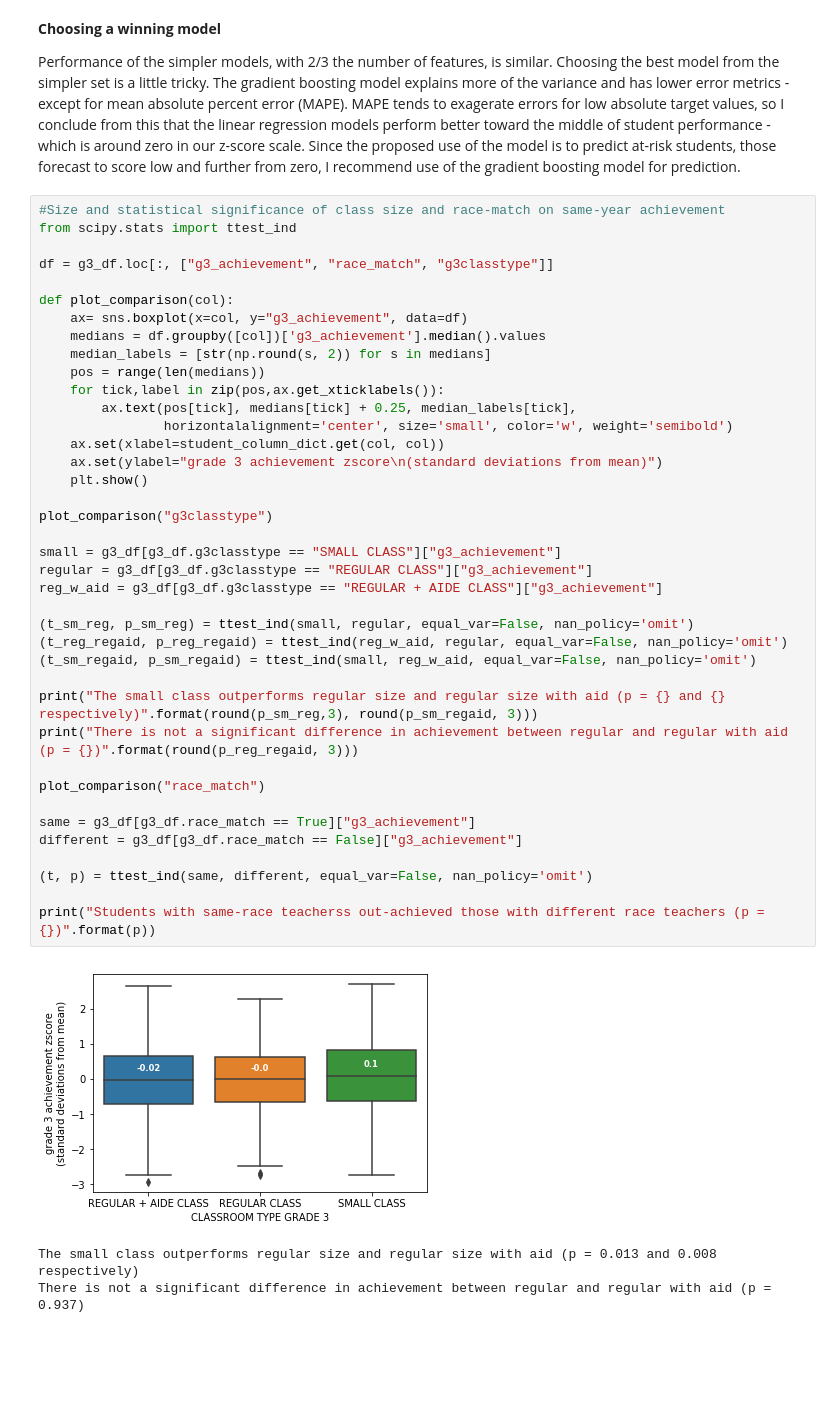
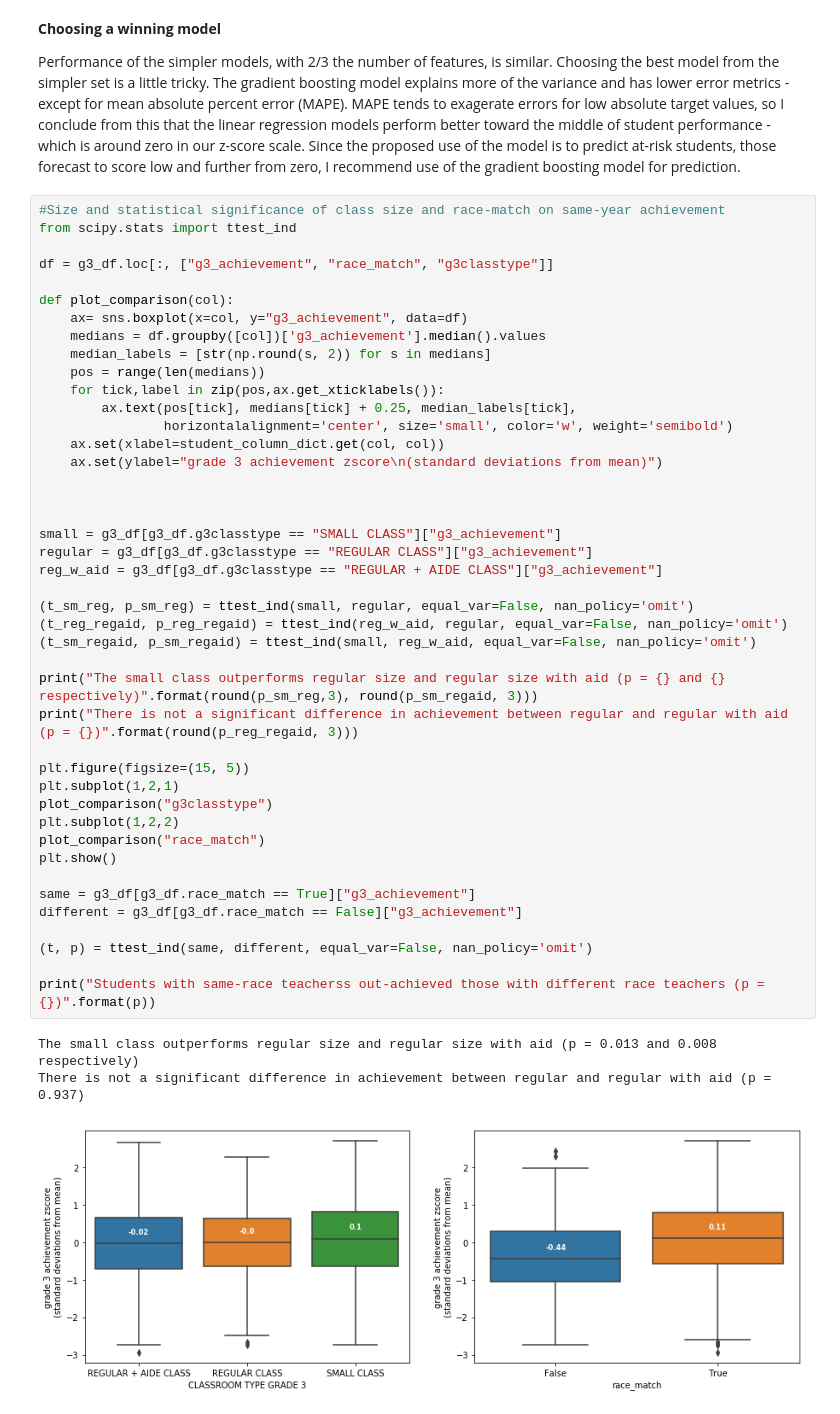
Before and after one commit to daddyprasad5/thinkful, a Jupyter notebook: STAR_v3.ipynb, the cells around one changed output. Cells and saved outputs as stored; diff of their text form; blank space fills up the shorter version.

```diff
--- a/STAR_v3.ipynb
+++ b/STAR_v3.ipynb
@@ -765,35 +746,39 @@ def plot_comparison(col):
     medians = df.groupby([col])['g3_achievement'].median().values
     median_labels = [str(np.round(s, 2)) for s in medians]
     pos = range(len(medians))
     for tick,label in zip(pos,ax.get_xticklabels()):
         ax.text(pos[tick], medians[tick] + 0.25, median_labels[tick],
                 horizontalalignment='center', size='small', color='w', weight='semibold')
     ax.set(xlabel=student_column_dict.get(col, col))
     ax.set(ylabel="grade 3 achievement zscore\n(standard deviations from mean)")
-    plt.show()
 
-plot_comparison("g3classtype")
+
 
 small = g3_df[g3_df.g3classtype == "SMALL CLASS"]["g3_achievement"]
 regular = g3_df[g3_df.g3classtype == "REGULAR CLASS"]["g3_achievement"]
 reg_w_aid = g3_df[g3_df.g3classtype == "REGULAR + AIDE CLASS"]["g3_achievement"]
 
 (t_sm_reg, p_sm_reg) = ttest_ind(small, regular, equal_var=False, nan_policy='omit')
 (t_reg_regaid, p_reg_regaid) = ttest_ind(reg_w_aid, regular, equal_var=False, nan_policy='omit')
 (t_sm_regaid, p_sm_regaid) = ttest_ind(small, reg_w_aid, equal_var=False, nan_policy='omit')
 
 print("The small class outperforms regular size and regular size with aid (p = {} and {} respectively)".format(round(p_sm_reg,3), round(p_sm_regaid, 3)))
 print("There is not a significant difference in achievement between regular and regular with aid (p = {})".format(round(p_reg_regaid, 3)))
 
+plt.figure(figsize=(15, 5))
+plt.subplot(1,2,1)
+plot_comparison("g3classtype")
+plt.subplot(1,2,2)
 plot_comparison("race_match")
+plt.show()
 
 same = g3_df[g3_df.race_match == True]["g3_achievement"]
 different = g3_df[g3_df.race_match == False]["g3_achievement"]
 
 (t, p) = ttest_ind(same, different, equal_var=False, nan_policy='omit')
 
 print("Students with same-race teacherss out-achieved those with different race teachers (p = {})".format(p))
 # %% [output]
+The small class outperforms regular size and regular size with aid (p = 0.013 and 0.008 respectively)
+There is not a significant difference in achievement between regular and regular with aid (p = 0.937)
-[figure, old version]
+[figure, new version]
-The small class outperforms regular size and regular size with aid (p = 0.013 and 0.008 respectively)
-There is not a significant difference in achievement between regular and regular with aid (p = 0.937)
```
Also changed, not shown: parts of 13 cells of this notebook.
